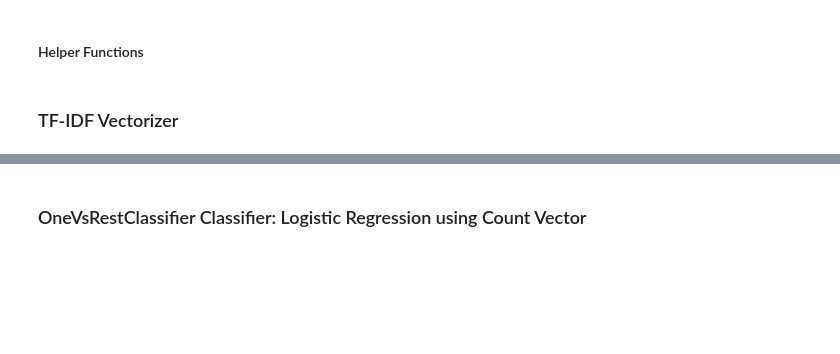
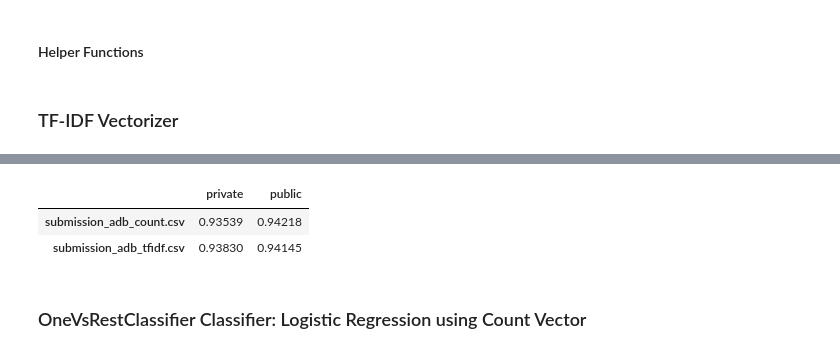
Before and after one commit to francheska-vicente/stintsy-project, a Jupyter notebook: ToxicComment_S13_Group8_Supplementary.ipynb, the cells around one changed output, grey strips where cells are left out. Cells and saved outputs as stored; diff of their text form; code cells hidden in the pictures; blank space fills up the shorter version.

```diff
--- a/ToxicComment_S13_Group8_Supplementary.ipynb
+++ b/ToxicComment_S13_Group8_Supplementary.ipynb
@@ -322,3 +408,12 @@ pd.DataFrame(
+# %%
+pd.DataFrame(
+    data={'private': [0.93539, 0.93830], 'public': [0.94218, 0.94145]},
+    index=['submission_adb_count.csv', 'submission_adb_tfidf.csv']
+)
+# %% [output]
+|  | private | public |
+| submission_adb_count.csv | 0.93539 | 0.94218 |
+| submission_adb_tfidf.csv | 0.93830 | 0.94145 |
 # %% [markdown]
 ### OneVsRestClassifier Classifier: Logistic Regression using Count Vector
 # %%
```
Also changed, not shown: parts of 40 cells of this notebook.
